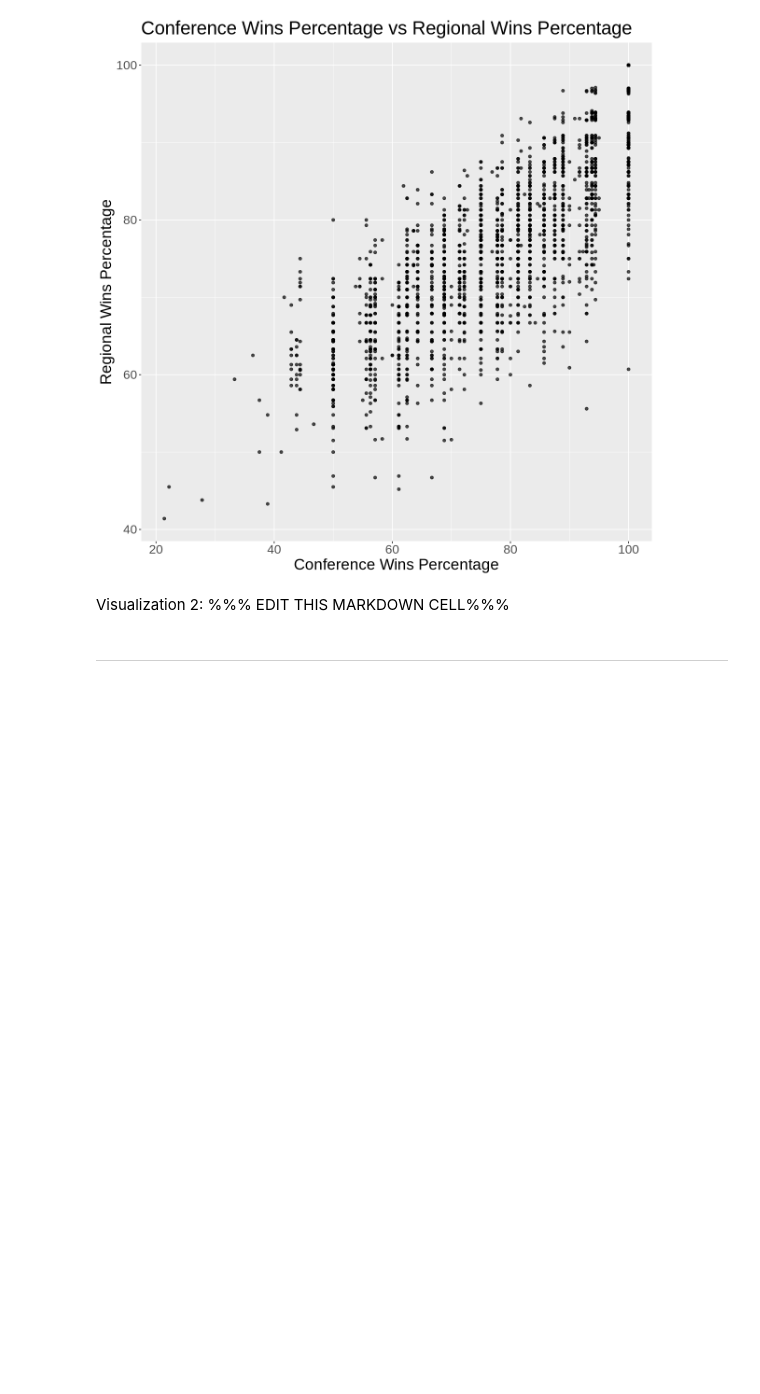
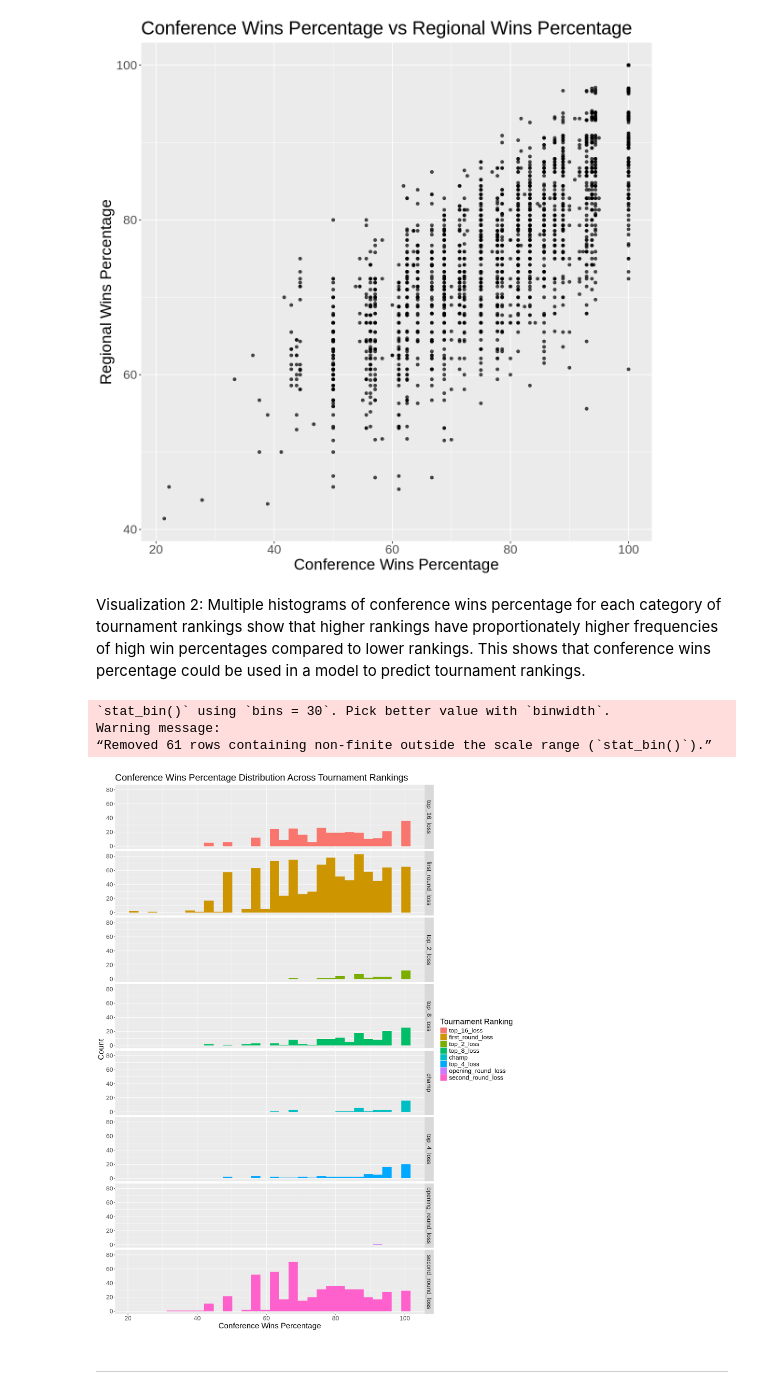
Before and after one commit to chaitea10/dsci-100-project-kevin-chai, a Jupyter notebook: dsci-100-project-notebook.ipynb, the cells around one changed output. Cells and saved outputs as stored; diff of their text form; code cells hidden in the pictures; blank space fills up the shorter version.

```diff
--- a/dsci-100-project-notebook.ipynb
+++ b/dsci-100-project-notebook.ipynb
@@ -416,9 +416,29 @@ Warning message:
 (`geom_point()`).”
 [figure]
 # %% [markdown]
-Visualization 2: %%% EDIT THIS MARKDOWN CELL%%%
+Visualization 2: Multiple histograms of conference wins percentage for each category of tournament rankings show that higher rankings have proportionately higher frequencies of high win percentages compared to lower rankings. This shows that conference wins percentage could be used in a model to predict tournament rankings.
 # %%
-### EDIT THIS CODE CELL FOR VISUALIZATION 2###
+options(repr.plot.width = 15, repr.plot.height = 20)
+conf_win_hist <- basketball_tidy |>
+                    ggplot(aes(x = conf_wins_pct, fill = tourney_finish)) +
+                    #color the x-axis data using tourney_finish categories
+                    geom_histogram() +
+                    #use a histogram to show distribution of conference
+                    #wins percentage
+                    facet_grid(rows = vars(tourney_finish)) +
+                    #create a grid of histograms to show data
+                    #for each category of tournament ranking
+                    labs(x = "Conference Wins Percentage",
+                         y = "Count",
+                         fill = "Tournament Ranking",
+                         title = "Conference Wins Percentage Distribution Across Tournament Rankings") +
+                        theme(text = element_text(size = 20))
+conf_win_hist
+# %% [output]
+`stat_bin()` using `bins = 30`. Pick better value with `binwidth`.
+Warning message:
+“Removed 61 rows containing non-finite outside the scale range (`stat_bin()`).”
+[figure, added]
 # %% [markdown]
 ------
 # %% [markdown]
```
Also changed, not shown: parts of 1 cell of this notebook.
